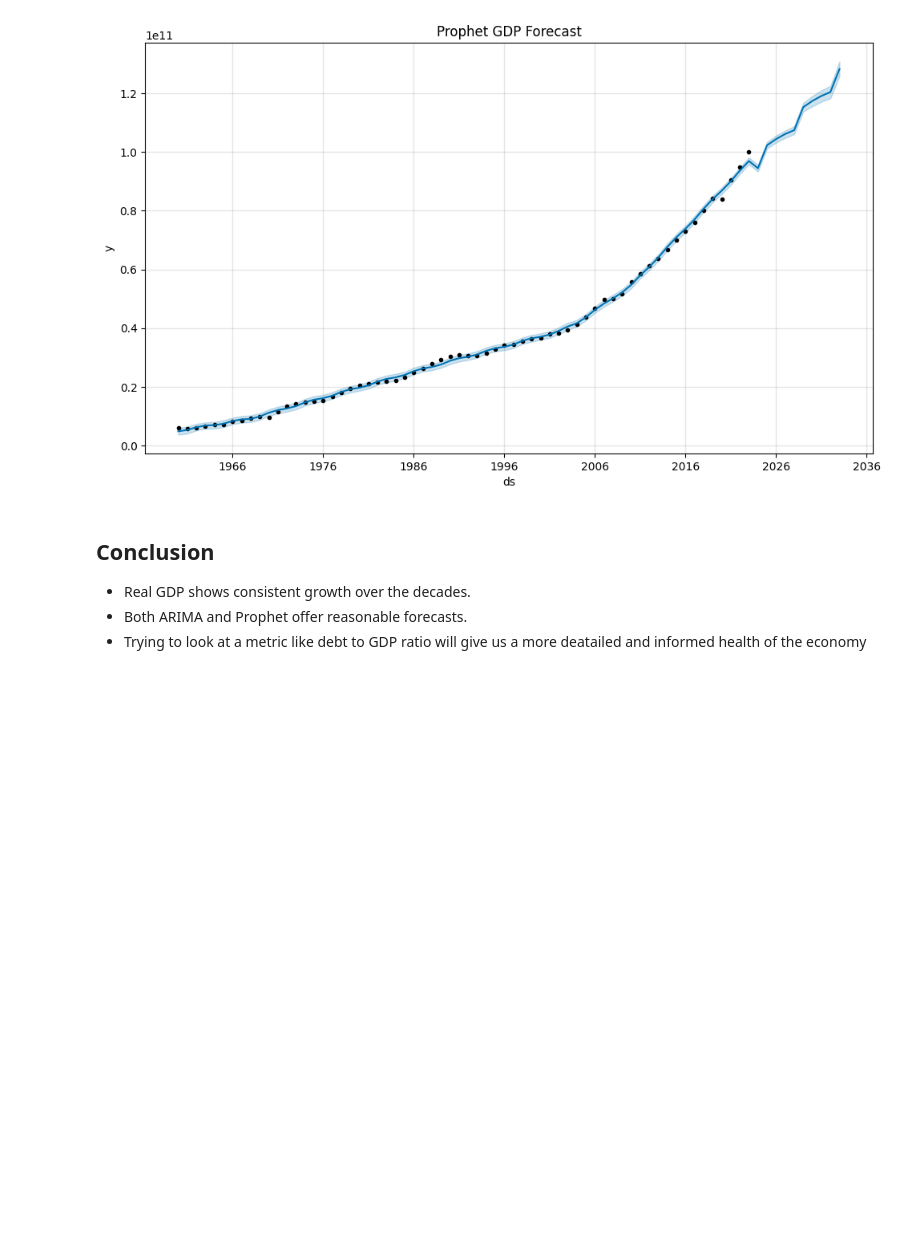
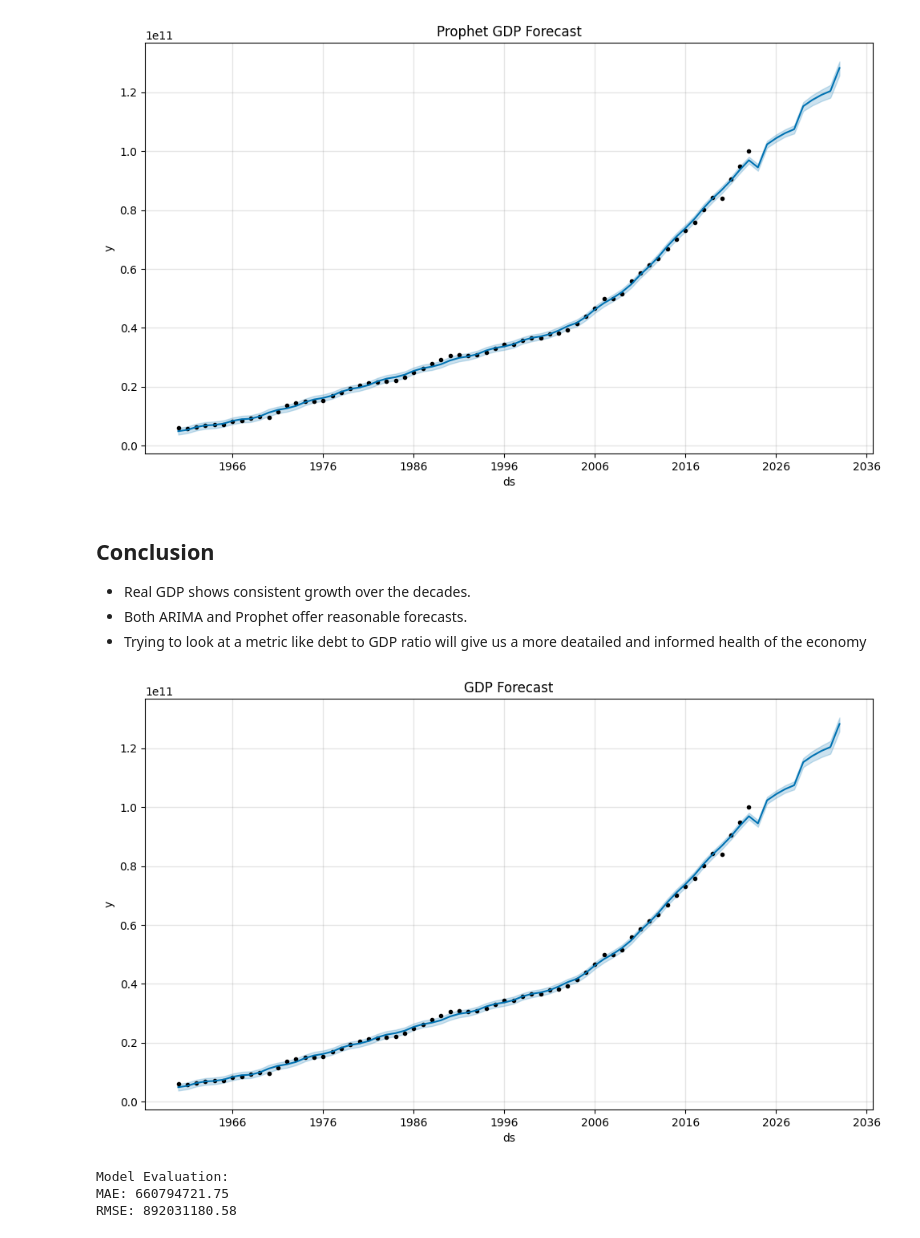
Before and after one commit to SumByron/Timesries-Capstone, a Jupyter notebook: Timeseries Capstone LUX.ipynb, the cells around one changed output. Drawn from its saved outputs; the diff is of its cells as text; code cells hidden in the pictures; blank space fills up the shorter version.

```diff
--- a/Timeseries Capstone LUX.ipynb
+++ b/Timeseries Capstone LUX.ipynb
@@ -33,6 +37,9 @@ df.head()
 | 1962-01-01 | 6.159869e+09 |
 | 1963-01-01 | 6.700604e+09 |
 | 1964-01-01 | 7.033253e+09 |
+# %%
+ # Convert column to numeric
+df['Real_GDP'] = pd.to_numeric(df['Real_GDP'], errors='coerce')
 # %% [markdown]
 ##  Preprocessing
 - Converting `Year` to datetime format
@@ -144,3 +164,26 @@ plt.show()
 - Real GDP shows consistent growth over the decades.
 - Both ARIMA and Prophet offer reasonable forecasts.
 - Trying to look at a metric like debt to GDP ratio will give us a more  deatailed and informed  health of the economy
+# %%
+# 10. Forecast Plot
+fig = model.plot(forecast)
+plt.title("GDP Forecast")
+plt.grid(True)
+plt.show()
+
+# 11. Evaluation
+merged = forecast.set_index('ds').join(df.set_index(df.index), how='inner')
+y_true = merged['Real_GDP']
+y_pred = merged['yhat']
+
+mae = mean_absolute_error(y_true, y_pred)
+rmse = np.sqrt(mean_squared_error(y_true, y_pred))
+
+print(f"\nModel Evaluation:")
+print(f"MAE: {mae:.2f}")
+print(f"RMSE: {rmse:.2f}")
+# %% [output]
+[figure, added]
+Model Evaluation:
+MAE: 660794721.75
+RMSE: 892031180.58
```
Also changed, not shown: parts of 6 cells of this notebook.
